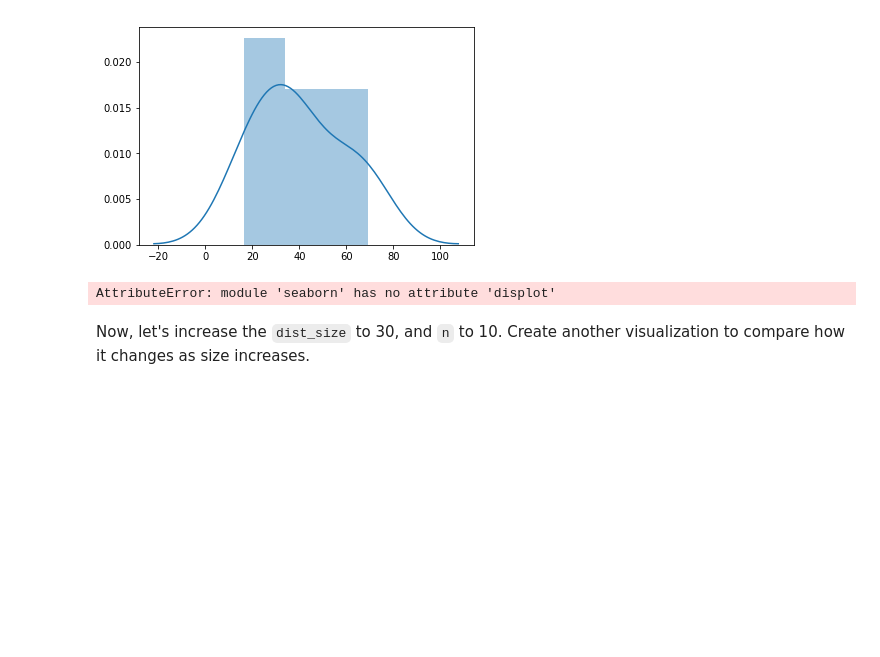
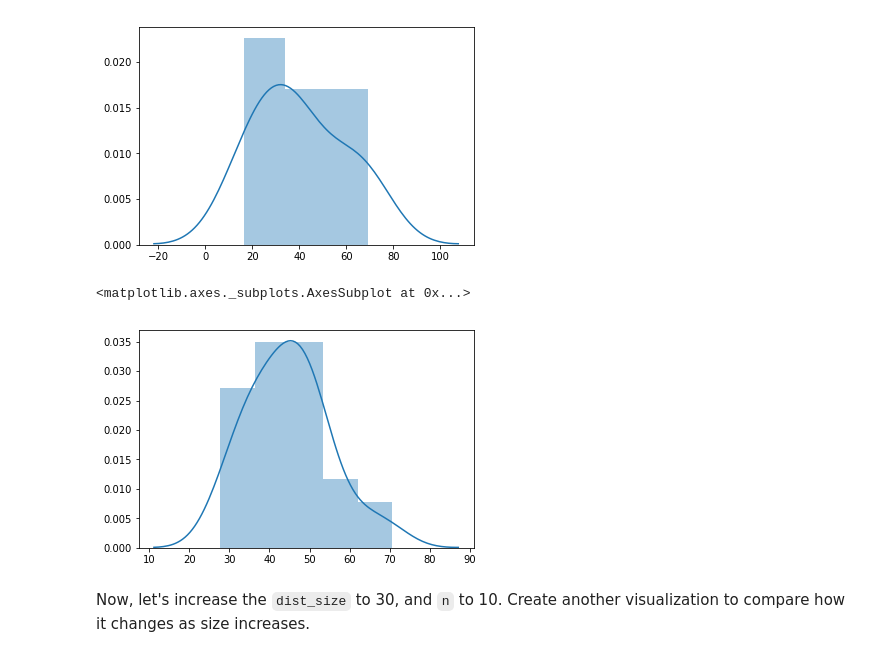
Before and after one commit to lewi0332/dsc-2-19-13-central-limit-theorem-lab-nyc-ds-career-012819, a Jupyter notebook: index.ipynb, the cells around one changed output. Drawn from its saved outputs; the diff is of its cells as text; code cells hidden in the pictures; blank space fills up the shorter version.

```diff
--- a/index.ipynb
+++ b/index.ipynb
@@ -124,9 +124,10 @@ sns.distplot(sample_dist)
 # %%
 sample_dist = create_sample_distribution(data, dist_size=10, n=3)
 # %%
-sns.displot(create_sample_distribution(data, dist_size=30, n=10))
+sns.distplot(create_sample_distribution(data, dist_size=30, n=10))
 # %% [output]
-AttributeError: module 'seaborn' has no attribute 'displot'
+<matplotlib.axes._subplots.AxesSubplot at 0x...>
+[figure, added]
 # %% [markdown]
 Now, let's increase the `dist_size` to 30, and `n` to 10.  Create another visualization to compare how it changes as size increases.
 # %% [markdown]
```
